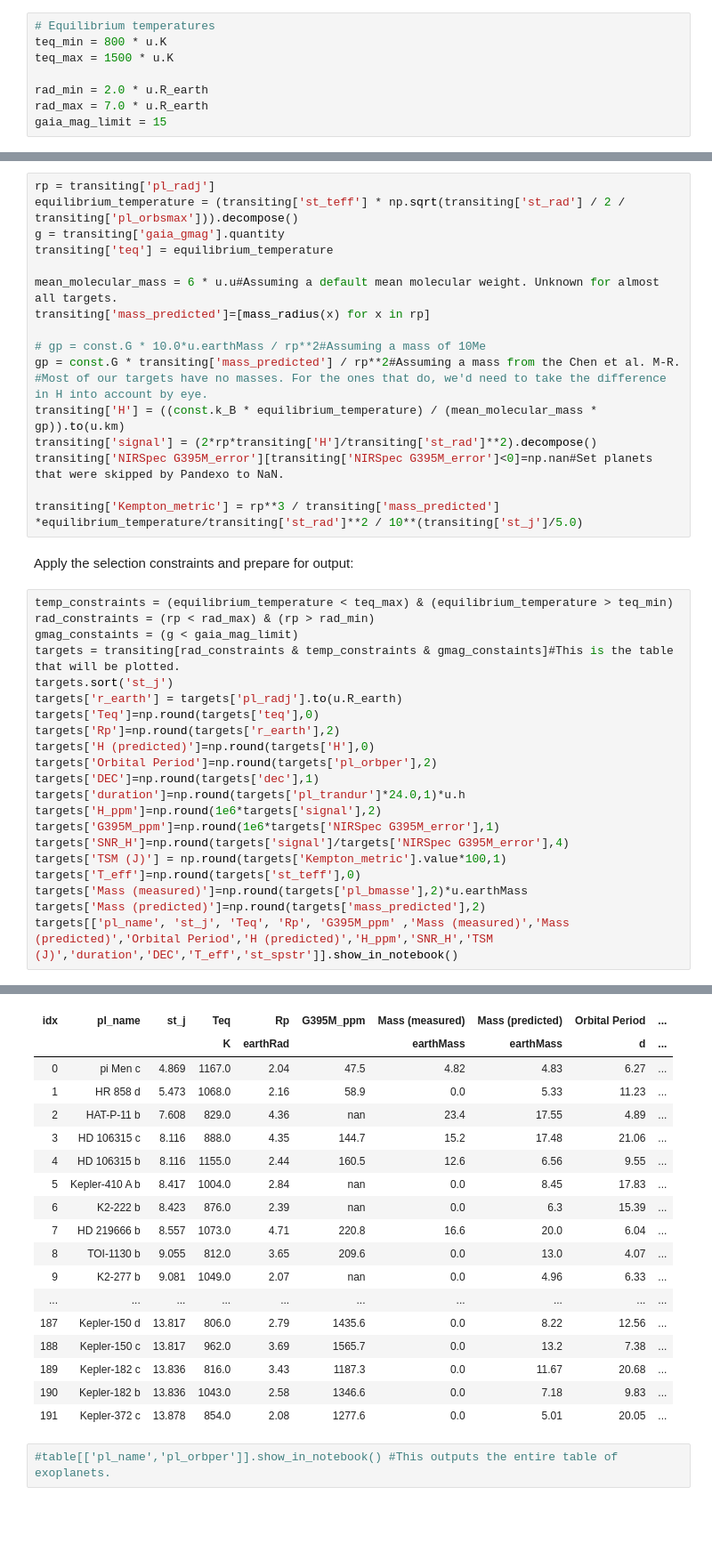
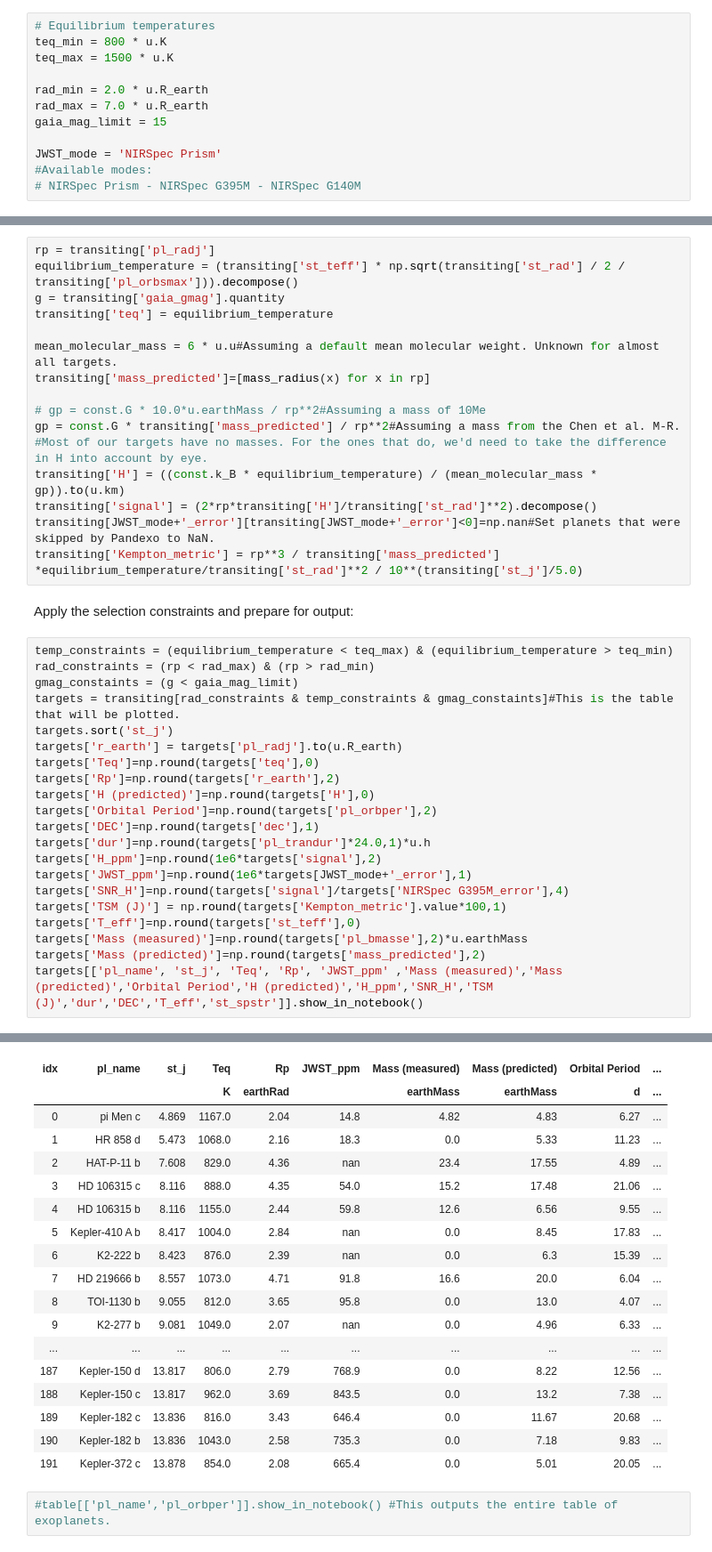
Before and after one commit to Hoeijmakers/JEST-database, a Jupyter notebook: selection_database.ipynb, the cells around one changed output, grey strips where cells are left out. Shown at 89% size. Cells and saved outputs as stored; diff of their text form; blank space fills up the shorter version.

Commit message:
Fixed a bug in Pandexo.py and expanded the table with more JWST columns.

```diff
--- a/selection_database.ipynb
+++ b/selection_database.ipynb
@@ -26,6 +26,10 @@ teq_max = 1500 * u.K
 rad_min = 2.0 * u.R_earth
 rad_max = 7.0 * u.R_earth
 gaia_mag_limit = 15
+
+JWST_mode = 'NIRSpec Prism'
+#Available modes:
+# NIRSpec Prism - NIRSpec G395M - NIRSpec G140M
 # %% [markdown]
 Download NASA Exoplanet Archive table from the web via astroquery, select the part of the population that is transiting and save it to a pickle file for running Pandexo simulations with Pandexo.py. WARNING: Do not run this script while Pandexo.py is running!
 # %%
@@ -52,51 +56,50 @@ gp = const.G * transiting['mass_predicted'] / rp**2#Assuming a mass from the Che
 #Most of our targets have no masses. For the ones that do, we'd need to take the difference in H into account by eye.
 transiting['H'] = ((const.k_B * equilibrium_temperature) / (mean_molecular_mass * gp)).to(u.km)
 transiting['signal'] = (2*rp*transiting['H']/transiting['st_rad']**2).decompose()
-transiting['NIRSpec G395M_error'][transiting['NIRSpec G395M_error']<0]=np.nan#Set planets that were skipped by Pandexo to NaN.
-
+transiting[JWST_mode+'_error'][transiting[JWST_mode+'_error']<0]=np.nan#Set planets that were skipped by Pandexo to NaN.
 transiting['Kempton_metric'] = rp**3 / transiting['mass_predicted'] *equilibrium_temperature/transiting['st_rad']**2 / 10**(transiting['st_j']/5.0)
 # %% [markdown]
 Apply the selection constraints and prepare for output:
 # %%
 temp_constraints = (equilibrium_temperature < teq_max) & (equilibrium_temperature > teq_min)
 rad_constraints = (rp < rad_max) & (rp > rad_min)
 gmag_constaints = (g < gaia_mag_limit)
 targets = transiting[rad_constraints & temp_constraints & gmag_constaints]#This is the table that will be plotted.
 targets.sort('st_j')
 targets['r_earth'] = targets['pl_radj'].to(u.R_earth)
 targets['Teq']=np.round(targets['teq'],0)
 targets['Rp']=np.round(targets['r_earth'],2)
 targets['H (predicted)']=np.round(targets['H'],0)
 targets['Orbital Period']=np.round(targets['pl_orbper'],2)
 targets['DEC']=np.round(targets['dec'],1)
-targets['duration']=np.round(targets['pl_trandur']*24.0,1)*u.h
+targets['dur']=np.round(targets['pl_trandur']*24.0,1)*u.h
 targets['H_ppm']=np.round(1e6*targets['signal'],2)
-targets['G395M_ppm']=np.round(1e6*targets['NIRSpec G395M_error'],1)
+targets['JWST_ppm']=np.round(1e6*targets[JWST_mode+'_error'],1)
 targets['SNR_H']=np.round(targets['signal']/targets['NIRSpec G395M_error'],4)
 targets['TSM (J)'] = np.round(targets['Kempton_metric'].value*100,1)
 targets['T_eff']=np.round(targets['st_teff'],0)
 targets['Mass (measured)']=np.round(targets['pl_bmasse'],2)*u.earthMass
 targets['Mass (predicted)']=np.round(targets['mass_predicted'],2)
-targets[['pl_name', 'st_j', 'Teq', 'Rp', 'G395M_ppm' ,'Mass (measured)','Mass (predicted)','Orbital Period','H (predicted)','H_ppm','SNR_H','TSM (J)','duration','DEC','T_eff','st_spstr']].show_in_notebook()
+targets[['pl_name', 'st_j', 'Teq', 'Rp', 'JWST_ppm' ,'Mass (measured)','Mass (predicted)','Orbital Period','H (predicted)','H_ppm','SNR_H','TSM (J)','dur','DEC','T_eff','st_spstr']].show_in_notebook()
 # %% [output]
 QTable length=192
-| idx | pl_name | st_j | Teq | Rp | G395M_ppm | Mass (measured) | Mass (predicted) | Orbital Period | ... |
+| idx | pl_name | st_j | Teq | Rp | JWST_ppm | Mass (measured) | Mass (predicted) | Orbital Period | ... |
 |  |  |  | K | earthRad |  | earthMass | earthMass | d | ... |
-| 0 | pi Men c | 4.869 | 1167.0 | 2.04 | 47.5 | 4.82 | 4.83 | 6.27 | ... |
-| 1 | HR 858 d | 5.473 | 1068.0 | 2.16 | 58.9 | 0.0 | 5.33 | 11.23 | ... |
+| 0 | pi Men c | 4.869 | 1167.0 | 2.04 | 14.8 | 4.82 | 4.83 | 6.27 | ... |
+| 1 | HR 858 d | 5.473 | 1068.0 | 2.16 | 18.3 | 0.0 | 5.33 | 11.23 | ... |
 | 2 | HAT-P-11 b | 7.608 | 829.0 | 4.36 | nan | 23.4 | 17.55 | 4.89 | ... |
-| 3 | HD 106315 c | 8.116 | 888.0 | 4.35 | 144.7 | 15.2 | 17.48 | 21.06 | ... |
-| 4 | HD 106315 b | 8.116 | 1155.0 | 2.44 | 160.5 | 12.6 | 6.56 | 9.55 | ... |
+| 3 | HD 106315 c | 8.116 | 888.0 | 4.35 | 54.0 | 15.2 | 17.48 | 21.06 | ... |
+| 4 | HD 106315 b | 8.116 | 1155.0 | 2.44 | 59.8 | 12.6 | 6.56 | 9.55 | ... |
 | 5 | Kepler-410 A b | 8.417 | 1004.0 | 2.84 | nan | 0.0 | 8.45 | 17.83 | ... |
 | 6 | K2-222 b | 8.423 | 876.0 | 2.39 | nan | 0.0 | 6.3 | 15.39 | ... |
-| 7 | HD 219666 b | 8.557 | 1073.0 | 4.71 | 220.8 | 16.6 | 20.0 | 6.04 | ... |
-| 8 | TOI-1130 b | 9.055 | 812.0 | 3.65 | 209.6 | 0.0 | 13.0 | 4.07 | ... |
+| 7 | HD 219666 b | 8.557 | 1073.0 | 4.71 | 91.8 | 16.6 | 20.0 | 6.04 | ... |
+| 8 | TOI-1130 b | 9.055 | 812.0 | 3.65 | 95.8 | 0.0 | 13.0 | 4.07 | ... |
 | 9 | K2-277 b | 9.081 | 1049.0 | 2.07 | nan | 0.0 | 4.96 | 6.33 | ... |
 | ... | ... | ... | ... | ... | ... | ... | ... | ... | ... |
-| 187 | Kepler-150 d | 13.817 | 806.0 | 2.79 | 1435.6 | 0.0 | 8.22 | 12.56 | ... |
-| 188 | Kepler-150 c | 13.817 | 962.0 | 3.69 | 1565.7 | 0.0 | 13.2 | 7.38 | ... |
-| 189 | Kepler-182 c | 13.836 | 816.0 | 3.43 | 1187.3 | 0.0 | 11.67 | 20.68 | ... |
-| 190 | Kepler-182 b | 13.836 | 1043.0 | 2.58 | 1346.6 | 0.0 | 7.18 | 9.83 | ... |
-| 191 | Kepler-372 c | 13.878 | 854.0 | 2.08 | 1277.6 | 0.0 | 5.01 | 20.05 | ... |
+| 187 | Kepler-150 d | 13.817 | 806.0 | 2.79 | 768.9 | 0.0 | 8.22 | 12.56 | ... |
+| 188 | Kepler-150 c | 13.817 | 962.0 | 3.69 | 843.5 | 0.0 | 13.2 | 7.38 | ... |
+| 189 | Kepler-182 c | 13.836 | 816.0 | 3.43 | 646.4 | 0.0 | 11.67 | 20.68 | ... |
+| 190 | Kepler-182 b | 13.836 | 1043.0 | 2.58 | 735.3 | 0.0 | 7.18 | 9.83 | ... |
+| 191 | Kepler-372 c | 13.878 | 854.0 | 2.08 | 665.4 | 0.0 | 5.01 | 20.05 | ... |
 # %%
 #table[['pl_name','pl_orbper']].show_in_notebook() #This outputs the entire table of exoplanets.
```
Also changed, not shown: 2 other files.
